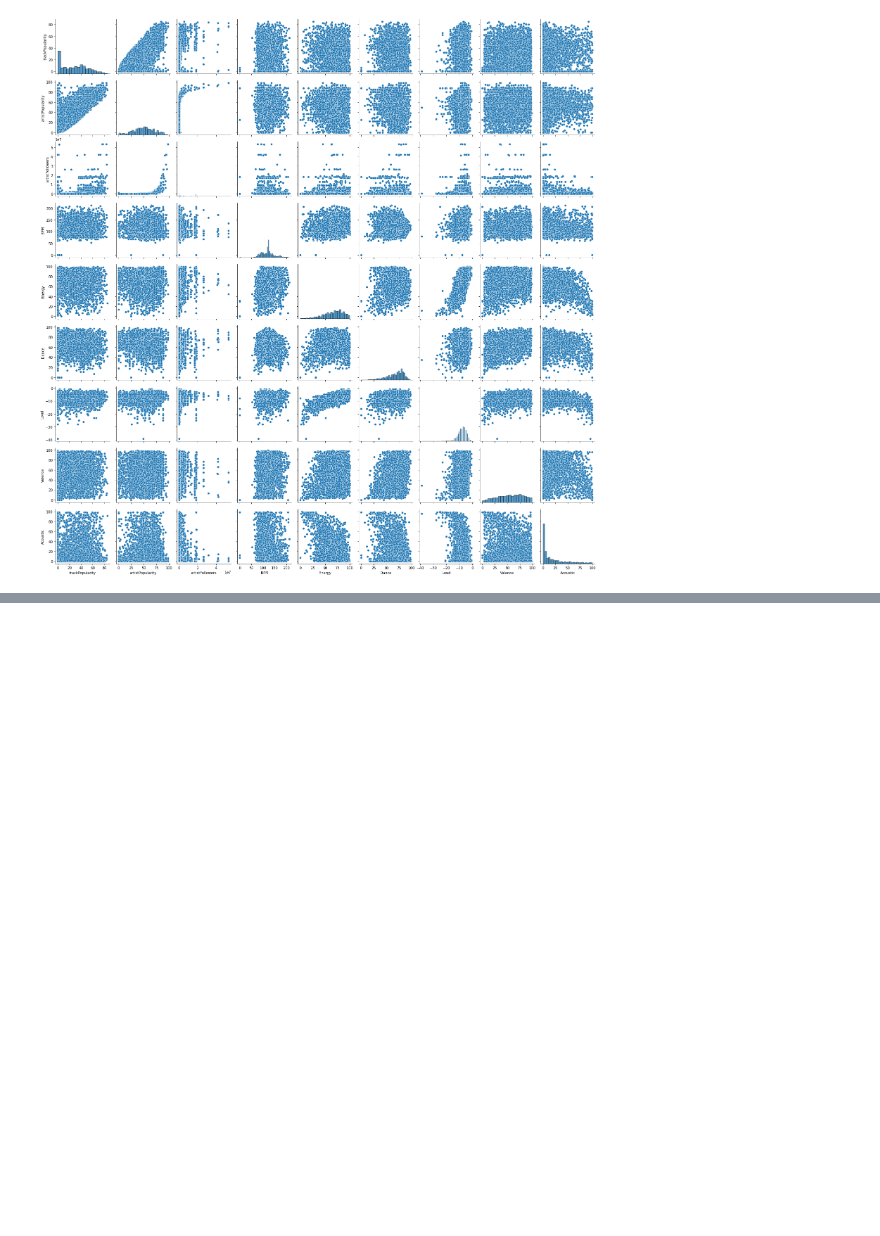
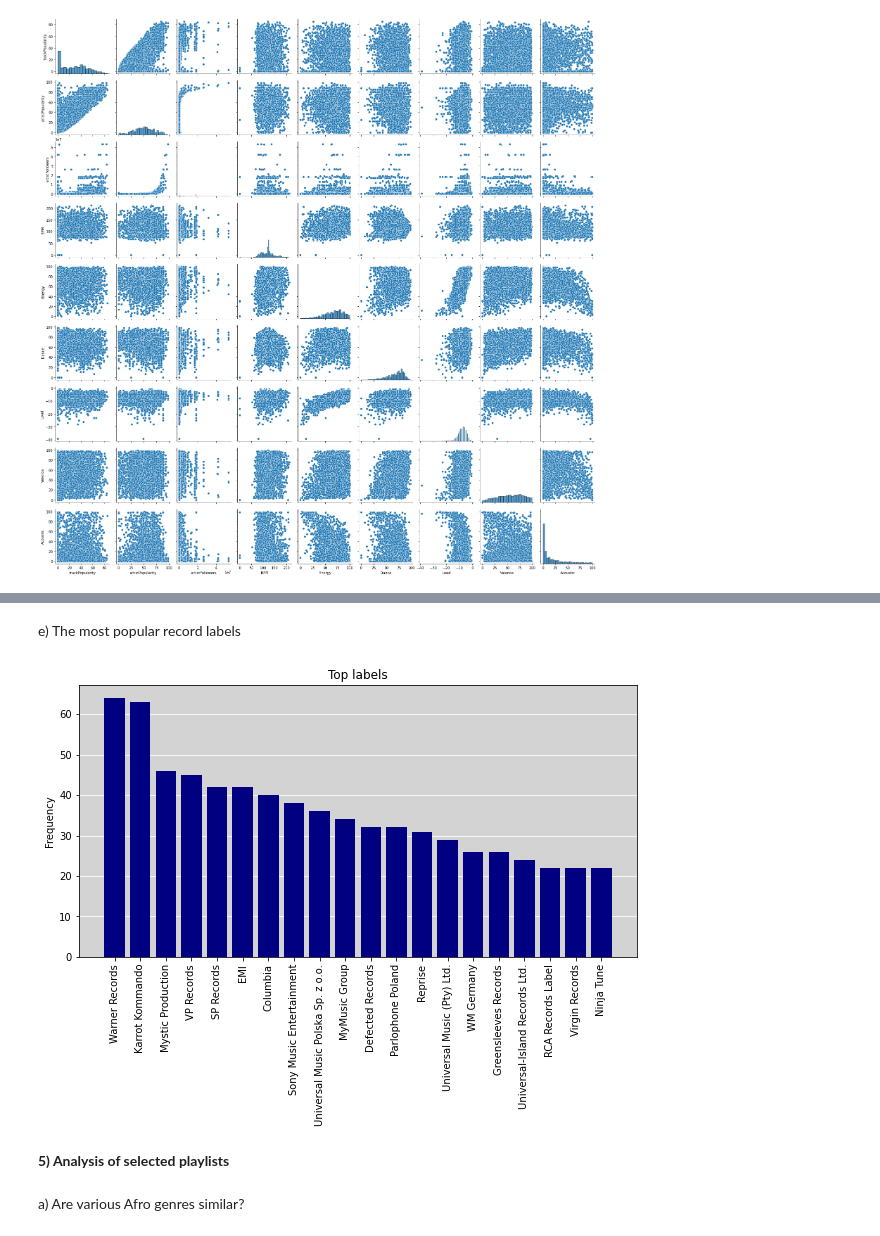
Before and after one commit to agnieszka-aga/SpotifyData_EDA_ML, a Jupyter notebook: MySpotifyData_DataAnalysis_EDA.ipynb, the cells around one changed output, grey strips where cells are left out. Cells and saved outputs as stored; diff of their text form; code cells hidden in the pictures; blank space fills up the shorter version.

```diff
--- a/MySpotifyData_DataAnalysis_EDA.ipynb
+++ b/MySpotifyData_DataAnalysis_EDA.ipynb
@@ -375,0 +583,23 @@ sns.pairplot(Dataset_all)
+# %% [markdown]
+e) The most popular record labels
+# %%
+Top_labels = Dataset_all.groupby(["albumRecordLabel"]).count().sort_values(by=["trackName"], ascending=False)
+Top_labels_20 = Top_labels.head(20)
+# %%
+fig, ax = plt.subplots(figsize=(10,5))
+
+ax.bar(Top_labels_20.index.values, Top_labels_20["trackName"], color = "navy", zorder=3)
+ax.set_facecolor("lightgrey")
+ax.grid(color="white", axis="y", zorder=0)
+ax.tick_params(axis="x", rotation=90)
+ax.set_title("Top labels")
+ax.set_ylabel("Frequency")
+
+
+plt.show()
+# %% [output]
+[figure, added]
+# %% [markdown]
+**5) Analysis of selected playlists**
+# %% [markdown]
+a) Are various Afro genres similar?
```
Also changed, not shown: parts of 52 cells of this notebook.
